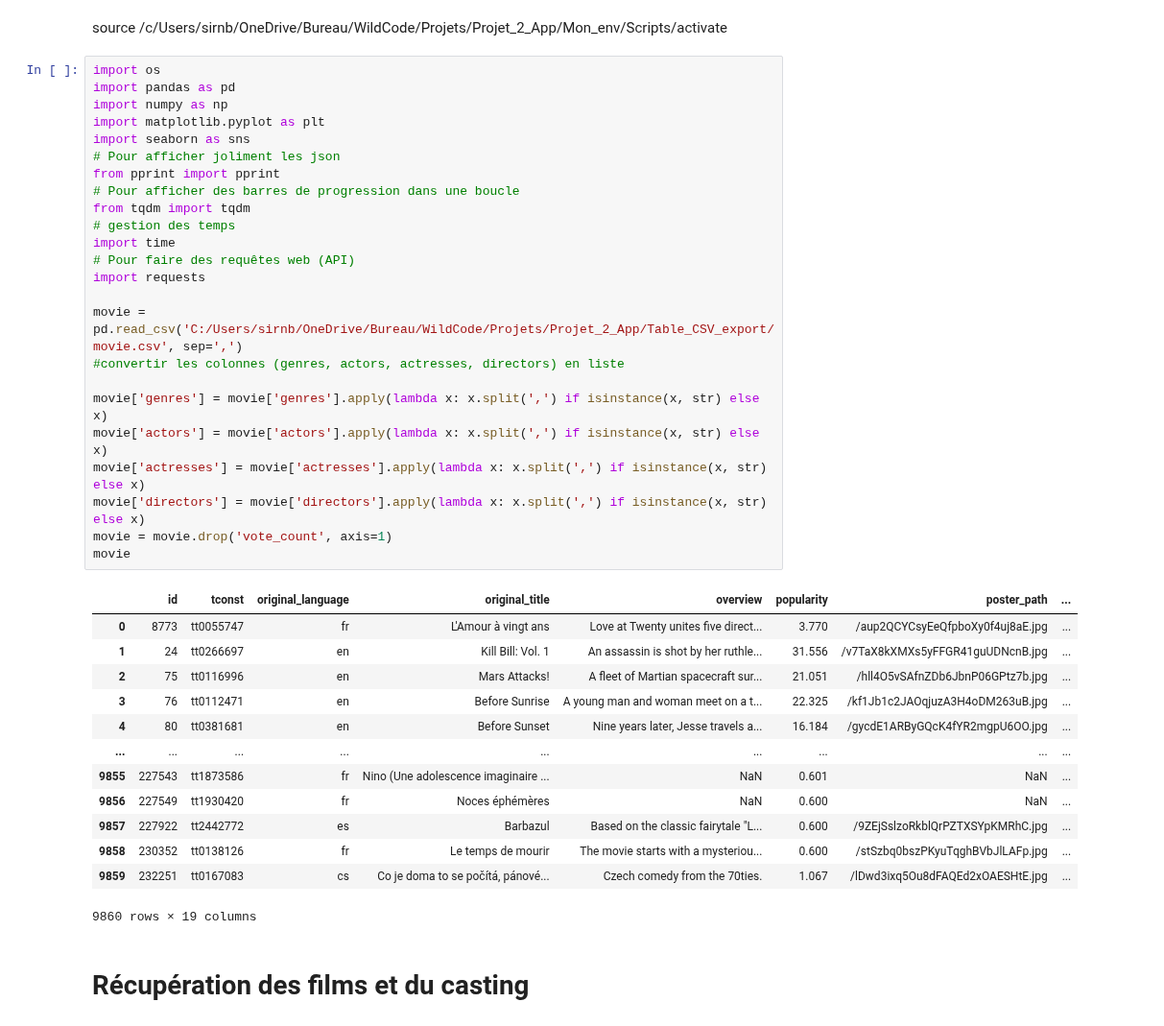
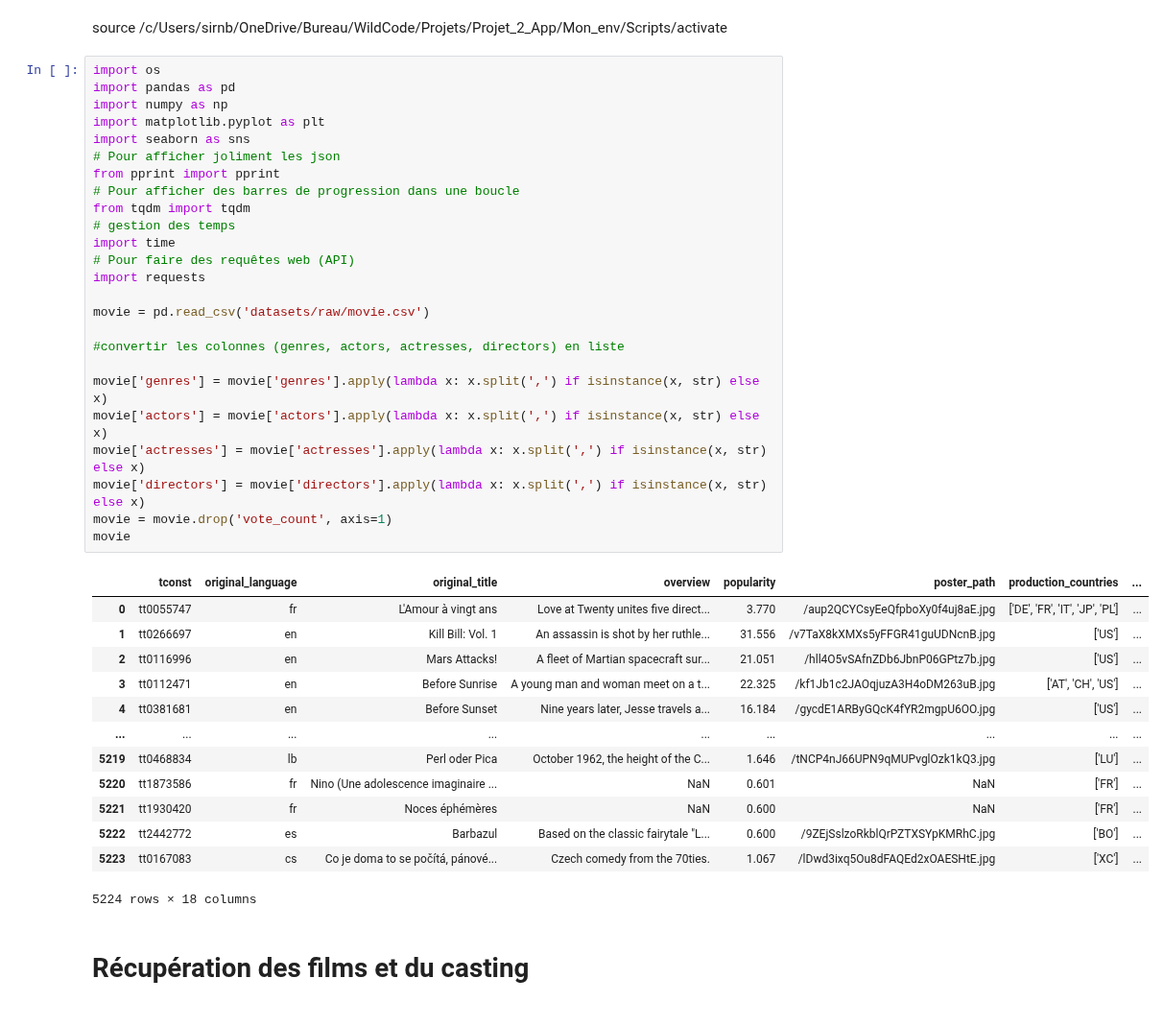
Before and after one commit to jbhdev/data-films, a Jupyter notebook: movie_f.ipynb, the cells around one changed output. Shown at 96% size. Cells and saved outputs as stored; diff of their text form.

Commit message:
modif chemin access movies.csv sur notebook movie.ipynb

```diff
--- a/movie_f.ipynb
+++ b/movie_f.ipynb
@@ -3,41 +3,42 @@ source /c/Users/sirnb/OneDrive/Bureau/WildCode/Projets/Projet_2_App/Mon_env/Scri
 # %%
 import os
 import pandas as pd
 import numpy as np
 import matplotlib.pyplot as plt
 import seaborn as sns
 # Pour afficher joliment les json
 from pprint import pprint
 # Pour afficher des barres de progression dans une boucle
 from tqdm import tqdm
 # gestion des temps
 import time
 # Pour faire des requêtes web (API)
 import requests
 
-movie = pd.read_csv('C:/Users/sirnb/OneDrive/Bureau/WildCode/Projets/Projet_2_App/Table_CSV_export/movie.csv', sep=',')
+movie = pd.read_csv('datasets/raw/movie.csv')
+
 #convertir les colonnes (genres, actors, actresses, directors) en liste
 
 movie['genres'] = movie['genres'].apply(lambda x: x.split(',') if isinstance(x, str) else x)
 movie['actors'] = movie['actors'].apply(lambda x: x.split(',') if isinstance(x, str) else x)
 movie['actresses'] = movie['actresses'].apply(lambda x: x.split(',') if isinstance(x, str) else x)
 movie['directors'] = movie['directors'].apply(lambda x: x.split(',') if isinstance(x, str) else x)
 movie = movie.drop('vote_count', axis=1)
 movie
 # %% [output]
-|  | id | tconst | original_language | original_title | overview | popularity | poster_path | ... |
-| 0 | 8773 | tt0055747 | fr | L'Amour à vingt ans | Love at Twenty unites five direct... | 3.770 | /aup2QCYCsyEeQfpboXy0f4uj8aE.jpg | ... |
-| 1 | 24 | tt0266697 | en | Kill Bill: Vol. 1 | An assassin is shot by her ruthle... | 31.556 | /v7TaX8kXMXs5yFFGR41guUDNcnB.jpg | ... |
-| 2 | 75 | tt0116996 | en | Mars Attacks! | A fleet of Martian spacecraft sur... | 21.051 | /hll4O5vSAfnZDb6JbnP06GPtz7b.jpg | ... |
-| 3 | 76 | tt0112471 | en | Before Sunrise | A young man and woman meet on a t... | 22.325 | /kf1Jb1c2JAOqjuzA3H4oDM263uB.jpg | ... |
-| 4 | 80 | tt0381681 | en | Before Sunset | Nine years later, Jesse travels a... | 16.184 | /gycdE1ARByGQcK4fYR2mgpU6OO.jpg | ... |
+|  | tconst | original_language | original_title | overview | popularity | poster_path | production_countries | ... |
+| 0 | tt0055747 | fr | L'Amour à vingt ans | Love at Twenty unites five direct... | 3.770 | /aup2QCYCsyEeQfpboXy0f4uj8aE.jpg | ['DE', 'FR', 'IT', 'JP', 'PL'] | ... |
+| 1 | tt0266697 | en | Kill Bill: Vol. 1 | An assassin is shot by her ruthle... | 31.556 | /v7TaX8kXMXs5yFFGR41guUDNcnB.jpg | ['US'] | ... |
+| 2 | tt0116996 | en | Mars Attacks! | A fleet of Martian spacecraft sur... | 21.051 | /hll4O5vSAfnZDb6JbnP06GPtz7b.jpg | ['US'] | ... |
+| 3 | tt0112471 | en | Before Sunrise | A young man and woman meet on a t... | 22.325 | /kf1Jb1c2JAOqjuzA3H4oDM263uB.jpg | ['AT', 'CH', 'US'] | ... |
+| 4 | tt0381681 | en | Before Sunset | Nine years later, Jesse travels a... | 16.184 | /gycdE1ARByGQcK4fYR2mgpU6OO.jpg | ['US'] | ... |
 | ... | ... | ... | ... | ... | ... | ... | ... | ... |
-| 9855 | 227543 | tt1873586 | fr | Nino (Une adolescence imaginaire ... | NaN | 0.601 | NaN | ... |
-| 9856 | 227549 | tt1930420 | fr | Noces éphémères | NaN | 0.600 | NaN | ... |
-| 9857 | 227922 | tt2442772 | es | Barbazul | Based on the classic fairytale "L... | 0.600 | /9ZEjSslzoRkblQrPZTXSYpKMRhC.jpg | ... |
-| 9858 | 230352 | tt0138126 | fr | Le temps de mourir | The movie starts with a mysteriou... | 0.600 | /stSzbq0bszPKyuTqghBVbJlLAFp.jpg | ... |
-| 9859 | 232251 | tt0167083 | cs | Co je doma to se počítá, pánové... | Czech comedy from the 70ties. | 1.067 | /lDwd3ixq5Ou8dFAQEd2xOAESHtE.jpg | ... |
+| 5219 | tt0468834 | lb | Perl oder Pica | October 1962, the height of the C... | 1.646 | /tNCP4nJ66UPN9qMUPvglOzk1kQ3.jpg | ['LU'] | ... |
+| 5220 | tt1873586 | fr | Nino (Une adolescence imaginaire ... | NaN | 0.601 | NaN | ['FR'] | ... |
+| 5221 | tt1930420 | fr | Noces éphémères | NaN | 0.600 | NaN | ['FR'] | ... |
+| 5222 | tt2442772 | es | Barbazul | Based on the classic fairytale "L... | 0.600 | /9ZEjSslzoRkblQrPZTXSYpKMRhC.jpg | ['BO'] | ... |
+| 5223 | tt0167083 | cs | Co je doma to se počítá, pánové... | Czech comedy from the 70ties. | 1.067 | /lDwd3ixq5Ou8dFAQEd2xOAESHtE.jpg | ['XC'] | ... |
-9860 rows × 19 columns
+5224 rows × 18 columns
 # %% [markdown]
 # Récupération des films et du casting
 # %%
```
Also changed, not shown: parts of 1 cell of this notebook, 1 other file.
